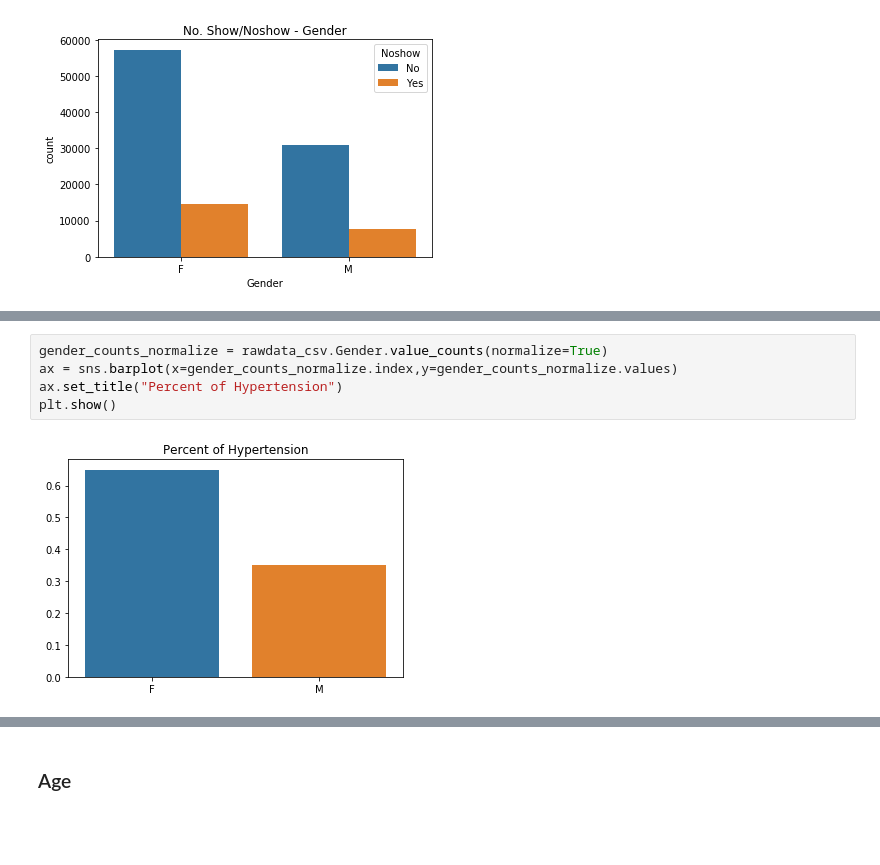
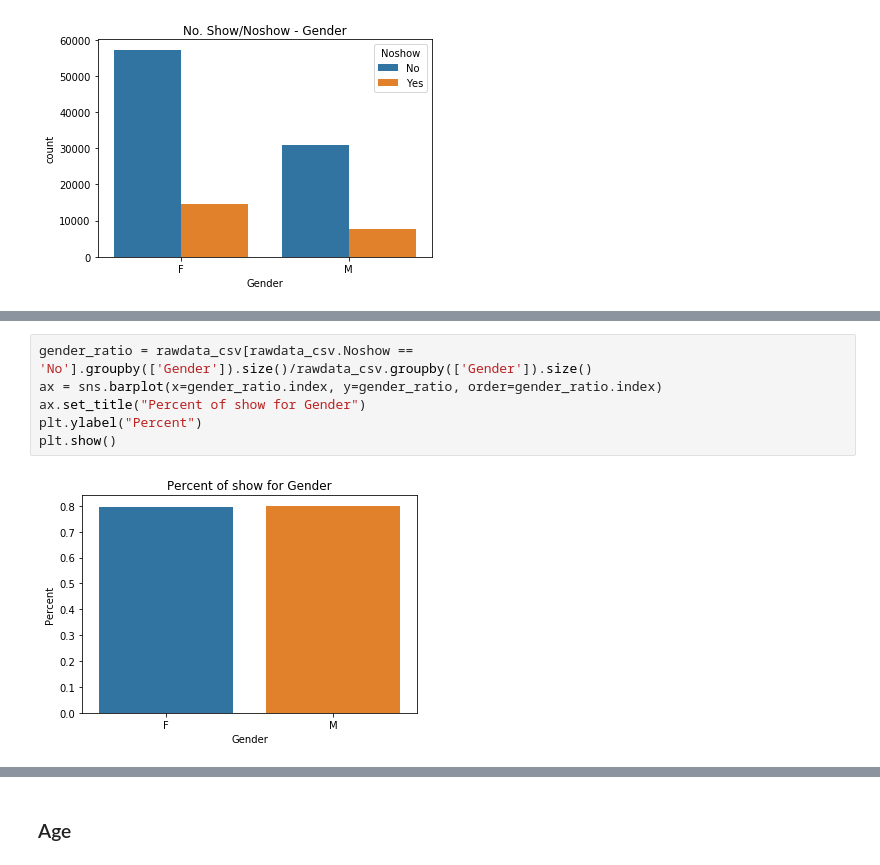
Before and after one commit to imkeno/noshowappointments, a Jupyter notebook: noshowappointments.ipynb, the cells around one changed output, grey strips where cells are left out. Saved outputs shown, nothing was run; the diff lists cells and outputs as text; blank space fills up the shorter version.

```diff
--- a/noshowappointments.ipynb
+++ b/noshowappointments.ipynb
@@ -317,7 +324,8 @@ plt.show()
 # %%
-gender_counts_normalize = rawdata_csv.Gender.value_counts(normalize=True)
-ax = sns.barplot(x=gender_counts_normalize.index,y=gender_counts_normalize.values)
-ax.set_title("Percent of Hypertension")
+gender_ratio = rawdata_csv[rawdata_csv.Noshow == 'No'].groupby(['Gender']).size()/rawdata_csv.groupby(['Gender']).size()
+ax = sns.barplot(x=gender_ratio.index, y=gender_ratio, order=gender_ratio.index)
+ax.set_title("Percent of show for Gender")
+plt.ylabel("Percent")
 plt.show()
 # %% [output]
-[figure, old version]
+[figure, new version]
```
Also changed, not shown: parts of 34 cells of this notebook, 1 other file.
